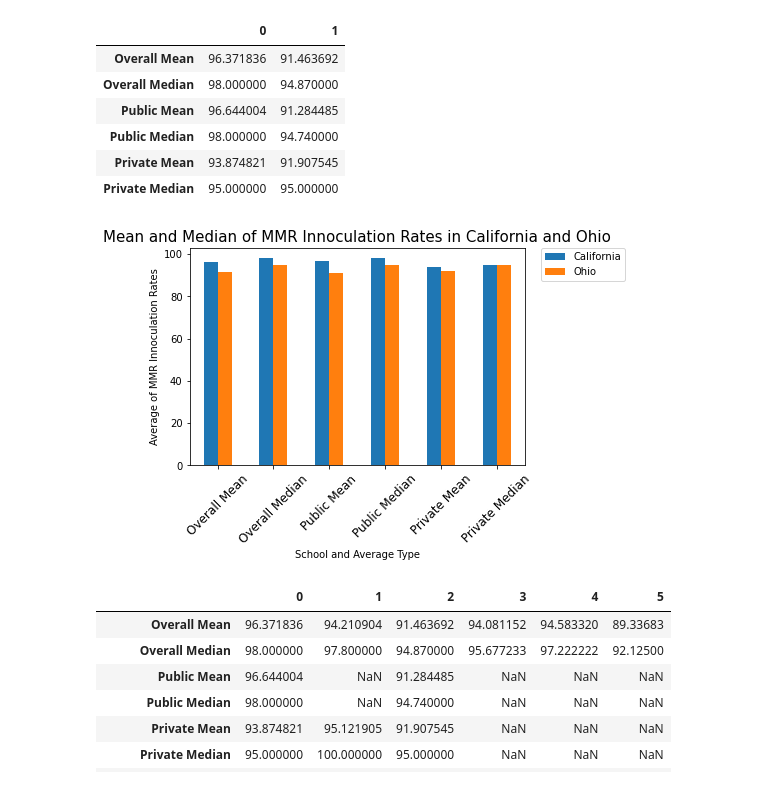
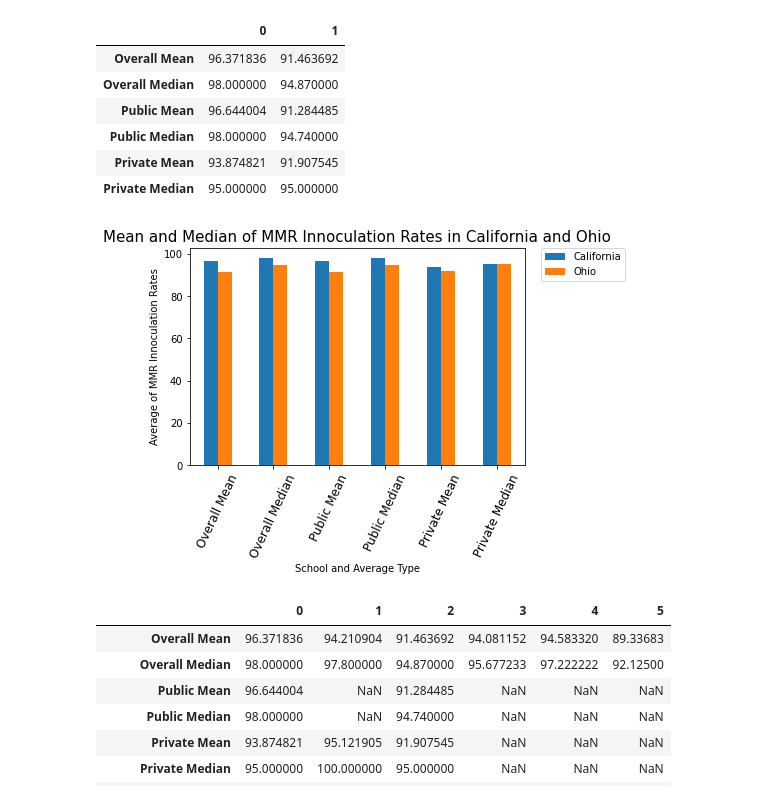
Before and after one commit to mel-c-lowe/UMN_Bootcamp_Project_One, a Jupyter notebook: MMR Vaccinations Trends.ipynb, the cells around one changed output. Cells and saved outputs as stored; diff of their text form; code cells hidden in the pictures.

```diff
--- a/MMR Vaccinations Trends.ipynb
+++ b/MMR Vaccinations Trends.ipynb
@@ -432,23 +432,23 @@ ohio_cali
 # %%
 ohio_cali
 oh_cal_labels = ohio_cali.index
 oh_cal_group_fig = ohio_cali.plot.bar(rot=45)
 x_axis = np.arange(len(oh_cal_labels))
 plt.ylabel("Average of MMR Innoculation Rates")
 plt.xlabel("School and Average Type")
 plt.title("Mean and Median of MMR Innoculation Rates in California and Ohio", fontsize=15)
 legend_text=plt.legend(bbox_to_anchor=(1.05, 1), loc='upper left', borderaxespad=0.)
 legend_text.get_texts()[0].set_text("California")
 legend_text.get_texts()[1].set_text("Ohio")
 # Legend text issues resolved with help from Stack Overflor
 # https://stackoverflow.com/questions/23037548/change-main-plot-legend-label-text
 
 tick_locations = [value for value in x_axis]
-plt.xticks(tick_locations, oh_cal_labels, rotation="45", fontsize=12)
+plt.xticks(tick_locations, oh_cal_labels, rotation="65", fontsize=12)
 
 plt.show()
 # %% [output]
-[figure, old version]
+[figure, new version]
 # %%
 # Testing Average by type
 avg_by_type = avg_by_state.drop(columns=["Count of Schools"])
```
Also changed, not shown: parts of 7 cells of this notebook.
